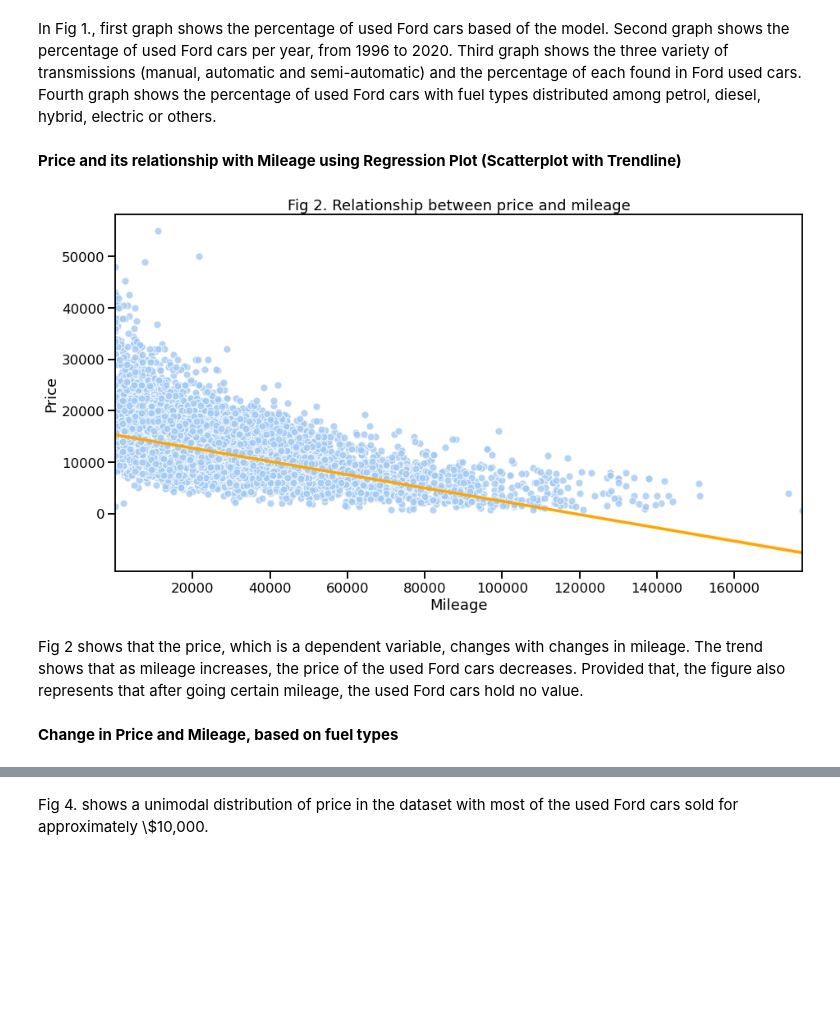
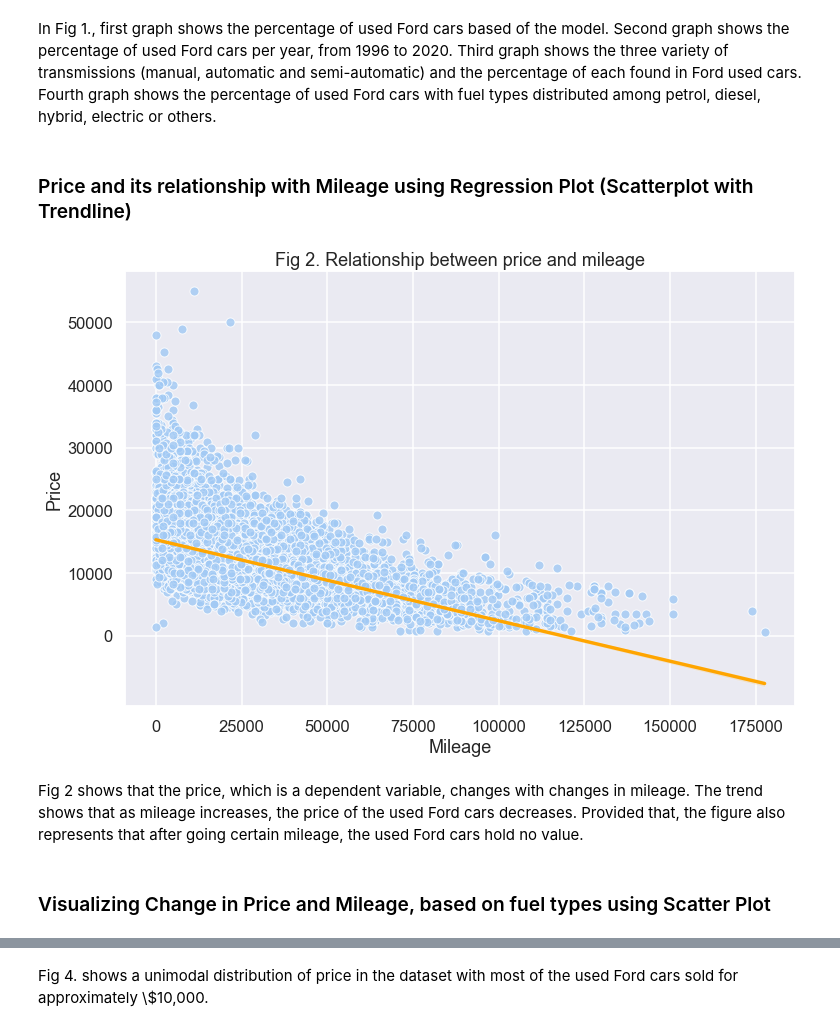
Before and after one commit to nuzhat-masud/ford_used_cars_analysis, a Jupyter notebook: ford_used_cars_EDA.ipynb, the cells around one changed output, grey strips where cells are left out. Cells and saved outputs as stored; diff of their text form; code cells hidden in the pictures; blank space fills up the shorter version.

```diff
--- a/ford_used_cars_EDA.ipynb
+++ b/ford_used_cars_EDA.ipynb
@@ -133 +180,6 @@ def barplot(data, column_x, color, rotation, yticks):
+# %%
+# Here we are setting the context of the graphs visualized in this notebook. Other options are 'book', 'paper'
+sns.set_context('talk')
+# Setting the style i.e. the background of the barplot to 'darkgrid'
+sns.set_style("darkgrid")
 # %% [markdown]
@@ -179,29 +228,29 @@ Second graph shows the percentage of used Ford cars per year, from 1996 to 2020.
 Third graph shows the three variety of transmissions (manual, automatic and semi-automatic) and the percentage of each found in Ford used cars.
 Fourth graph shows the percentage of used Ford cars with fuel types distributed among petrol, diesel, hybrid, electric or others.
 # %% [markdown]
-**Price and its relationship with Mileage using Regression Plot (Scatterplot with Trendline)**
+### Price and its relationship with Mileage using Regression Plot (Scatterplot with Trendline)
 # %%
 sns.set_palette("pastel")
 # changing the color palette of the figures.
 
-plt.figure(figsize=(15,8))
+plt.figure(figsize=(12,8))
 
 sns.regplot(x='mileage', y='price', data=df, scatter_kws={'edgecolor':'white'},  line_kws={'color':'orange'})
 # To see each data point clearly, we can change the edge color by using the dictionary scatter_kws.
 
 plt.xlabel("Mileage")
 plt.ylabel("Price")
 plt.title("Fig 2. Relationship between price and mileage")
 
 plt.yticks(np.arange(0, 55000, 10000))
 
 plt.show()
 # %% [output]
-[figure, old version]
+[figure, new version]
 # %% [markdown]
 Fig 2 shows that the price, which is a dependent variable, changes with changes in mileage. The trend shows that as mileage increases, the price of the used Ford cars decreases. Provided that, the figure also represents that after going certain mileage, the used Ford cars hold no value.
 # %% [markdown]
-**Change in Price and Mileage, based on fuel types**
+### Visualizing Change in Price and Mileage, based on fuel types using Scatter Plot
 # %%
 sns.set_palette("muted")
 plt.figure(figsize=(15,8))
```
Also changed, not shown: parts of 41 cells of this notebook.
